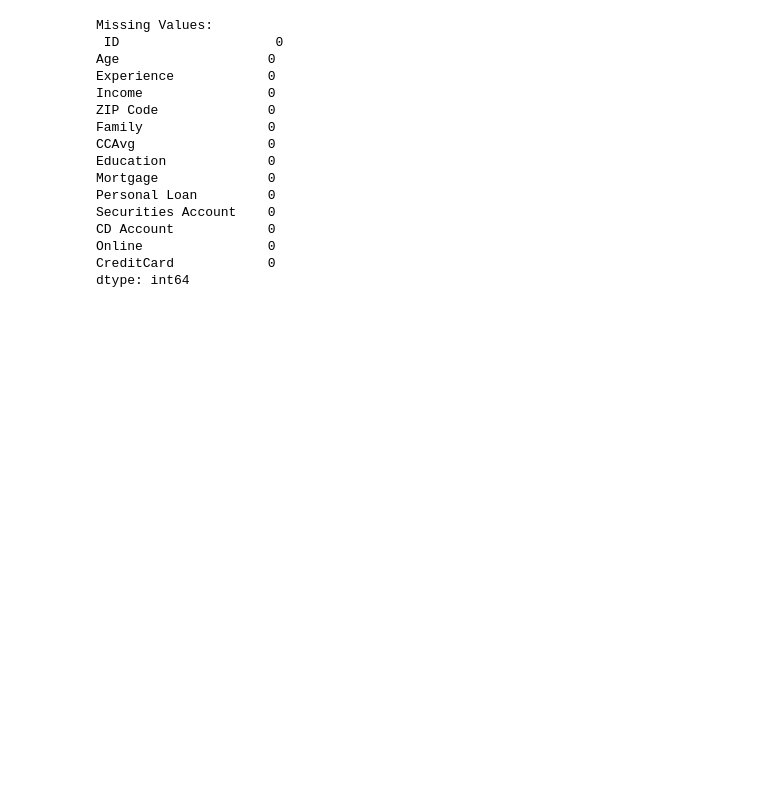
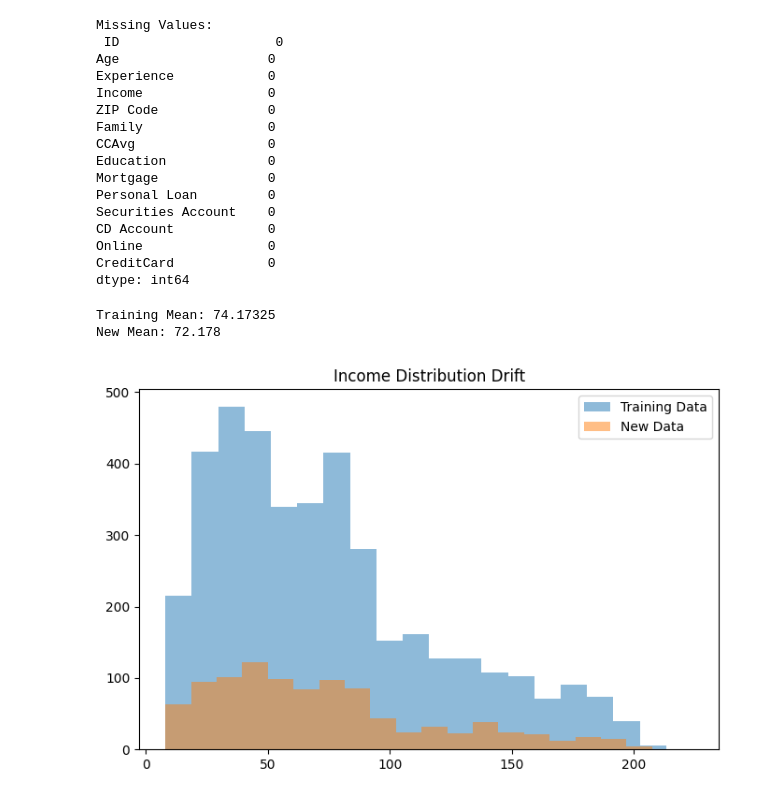
Before and after one commit to woojanyin/agile-data-science-pma, a Jupyter notebook: MRTB2173_PMA_MRT244066.ipynb, the cells around one changed output. Cells and saved outputs as stored; diff of their text form; code cells hidden in the pictures; blank space fills up the shorter version.

Commit message:
Add Data Drift Analysis

```diff
--- a/MRTB2173_PMA_MRT244066.ipynb
+++ b/MRTB2173_PMA_MRT244066.ipynb
@@ -371,3 +371,33 @@ CD Account            0
 Online                0
 CreditCard            0
 dtype: int64
+# %%
+train_income = df.iloc[:4000]["Income"]
+new_income = df.iloc[4000:]["Income"]
+
+print("Training Mean:", train_income.mean())
+print("New Mean:", new_income.mean())
+
+plt.figure(figsize=(8,5))
+
+plt.hist(
+    train_income,
+    bins=20,
+    alpha=0.5,
+    label="Training Data"
+)
+
+plt.hist(
+    new_income,
+    bins=20,
+    alpha=0.5,
+    label="New Data"
+)
+
+plt.legend()
+plt.title("Income Distribution Drift")
+plt.show()
+# %% [output]
+Training Mean: 74.17325
+New Mean: 72.178
+[figure, added]
```
